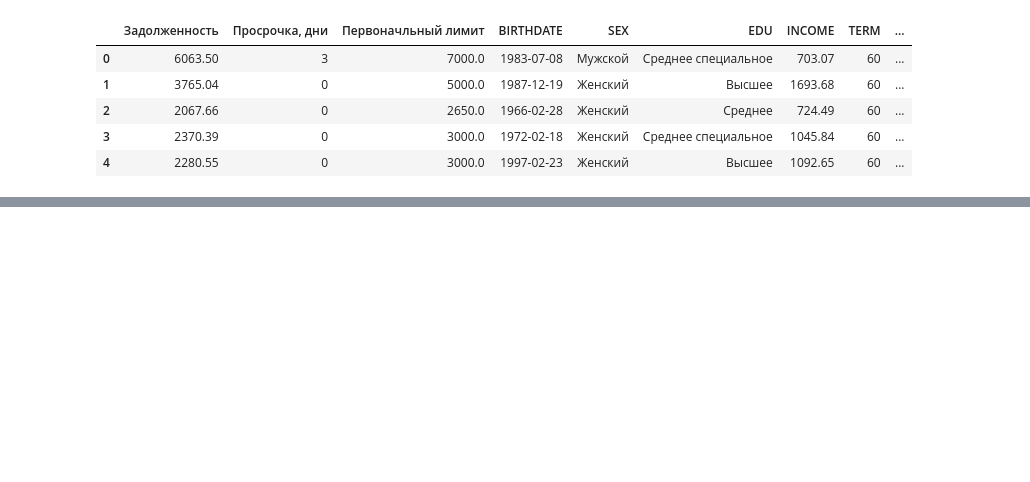
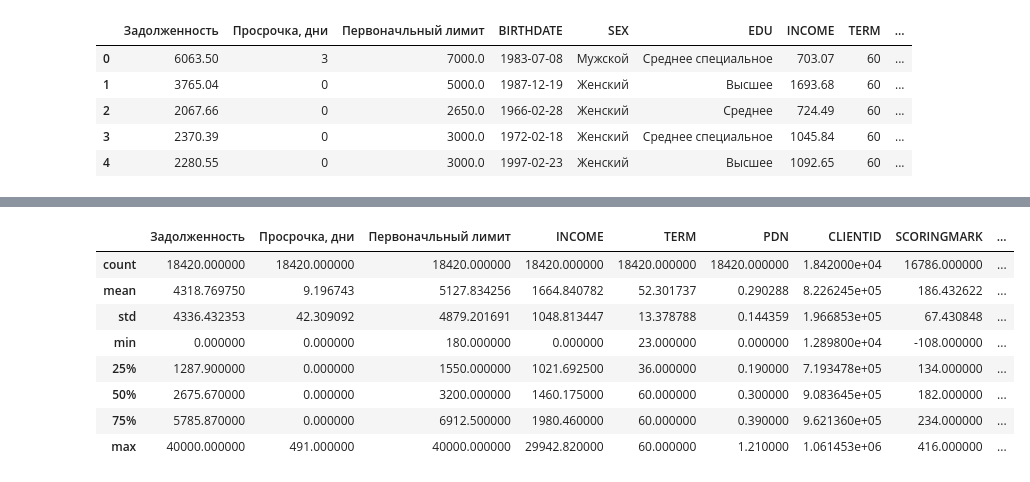
Before and after one commit to UgoChikezie2/ugo-final-project, a Jupyter notebook: notebooks/Ugo_Chikezie_Final-Project.ipynb, the cells around one changed output, grey strips where cells are left out. Drawn from its saved outputs; the diff is of its cells as text; code cells hidden in the pictures; blank space fills up the shorter version.

```diff
--- a/notebooks/Ugo_Chikezie_Final-Project.ipynb
+++ b/notebooks/Ugo_Chikezie_Final-Project.ipynb
@@ -43,0 +62,12 @@ Data columns (total 18 columns):
+# %%
+df.describe()
+# %% [output]
+|  | Задолженность | Просрочка, дни | Первоначльный лимит | INCOME | TERM | PDN | CLIENTID | SCORINGMARK | ... |
+| count | 18420.000000 | 18420.000000 | 18420.000000 | 18420.000000 | 18420.000000 | 18420.000000 | 1.842000e+04 | 16786.000000 | ... |
+| mean | 4318.769750 | 9.196743 | 5127.834256 | 1664.840782 | 52.301737 | 0.290288 | 8.226245e+05 | 186.432622 | ... |
+| std | 4336.432353 | 42.309092 | 4879.201691 | 1048.813447 | 13.378788 | 0.144359 | 1.966853e+05 | 67.430848 | ... |
+| min | 0.000000 | 0.000000 | 180.000000 | 0.000000 | 23.000000 | 0.000000 | 1.289800e+04 | -108.000000 | ... |
+| 25% | 1287.900000 | 0.000000 | 1550.000000 | 1021.692500 | 36.000000 | 0.190000 | 7.193478e+05 | 134.000000 | ... |
+| 50% | 2675.670000 | 0.000000 | 3200.000000 | 1460.175000 | 60.000000 | 0.300000 | 9.083645e+05 | 182.000000 | ... |
+| 75% | 5785.870000 | 0.000000 | 6912.500000 | 1980.460000 | 60.000000 | 0.390000 | 9.621360e+05 | 234.000000 | ... |
+| max | 40000.000000 | 491.000000 | 40000.000000 | 29942.820000 | 60.000000 | 1.210000 | 1.061453e+06 | 416.000000 | ... |
```
Also changed, not shown: parts of 10 cells of this notebook, 4 other files.
